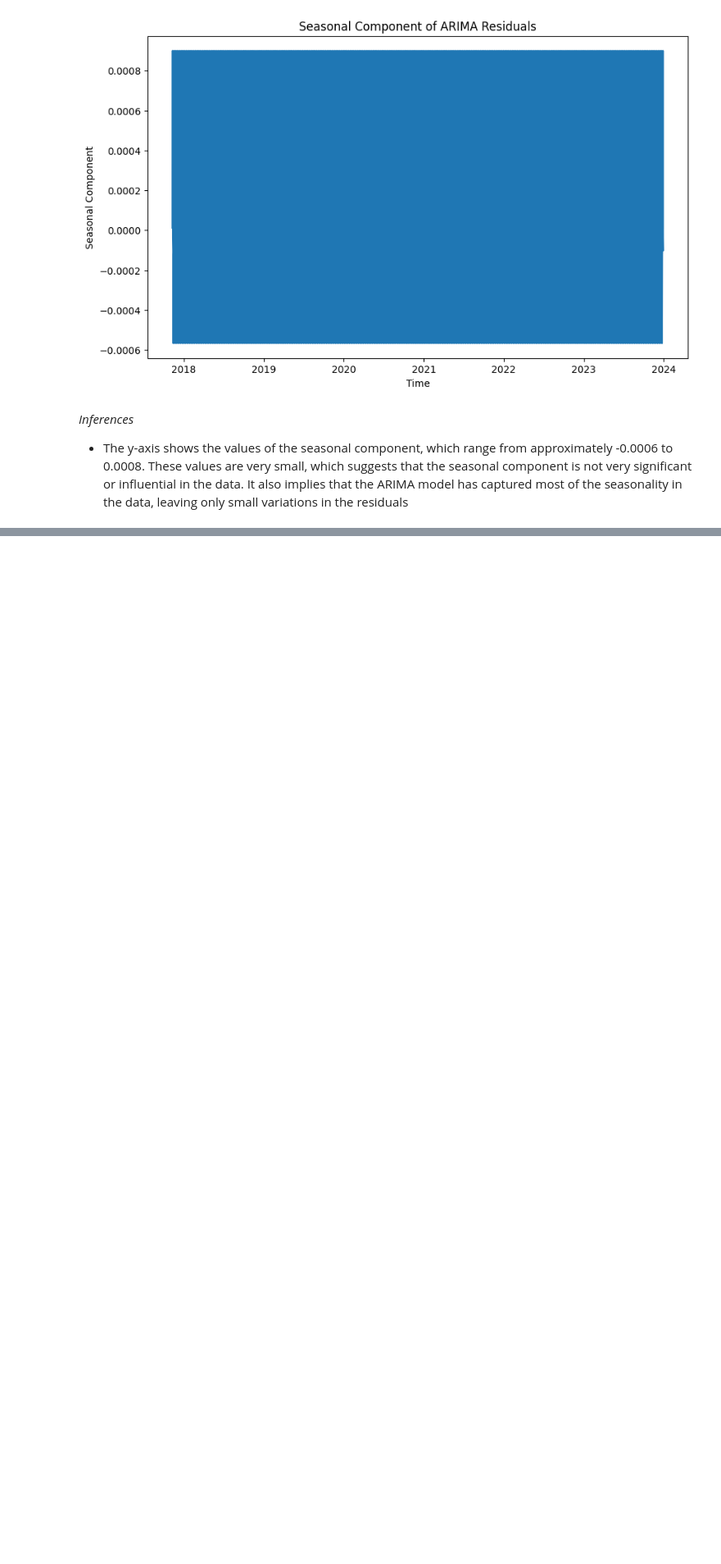
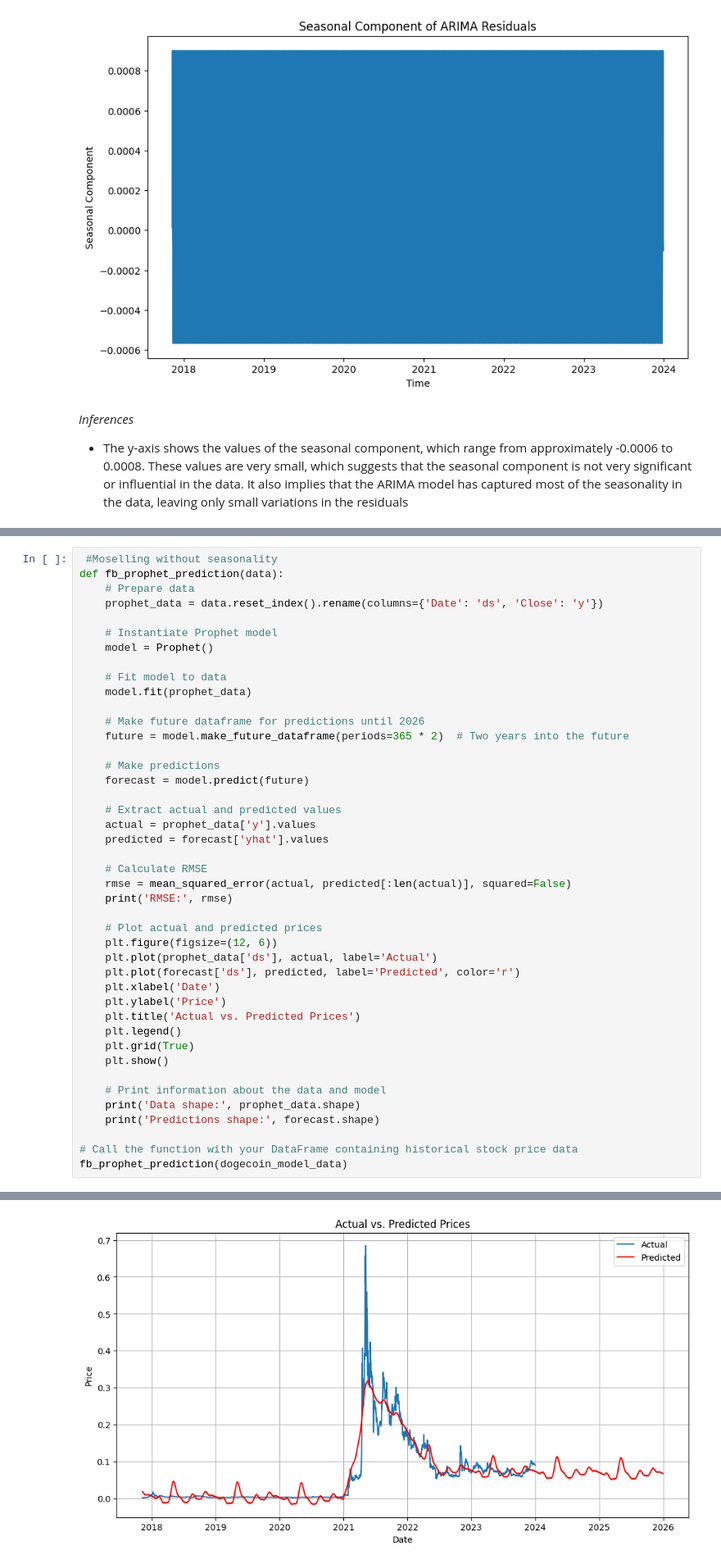
Before and after one commit to paulmachau/Dogecion-Historical-Prices, a Jupyter notebook: Dogecoin_price_prediction_LSTM.ipynb, the cells around one changed output, grey strips where cells are left out. Shown at 82% size. Cells and saved outputs as stored; diff of their text form; blank space fills up the shorter version.

```diff
--- a/Dogecoin_price_prediction_LSTM.ipynb
+++ b/Dogecoin_price_prediction_LSTM.ipynb
@@ -1041,0 +1043,44 @@ plt.show()
+# %%
+ #Moselling without seasonality
+def fb_prophet_prediction(data):
+    # Prepare data
+    prophet_data = data.reset_index().rename(columns={'Date': 'ds', 'Close': 'y'})
+
+    # Instantiate Prophet model
+    model = Prophet()
+
+    # Fit model to data
+    model.fit(prophet_data)
+
+    # Make future dataframe for predictions until 2026
+    future = model.make_future_dataframe(periods=365 * 2)  # Two years into the future
+
+    # Make predictions
+    forecast = model.predict(future)
+
+    # Extract actual and predicted values
+    actual = prophet_data['y'].values
+    predicted = forecast['yhat'].values
+
+    # Calculate RMSE
+    rmse = mean_squared_error(actual, predicted[:len(actual)], squared=False)
+    print('RMSE:', rmse)
+
+    # Plot actual and predicted prices
+    plt.figure(figsize=(12, 6))
+    plt.plot(prophet_data['ds'], actual, label='Actual')
+    plt.plot(forecast['ds'], predicted, label='Predicted', color='r')
+    plt.xlabel('Date')
+    plt.ylabel('Price')
+    plt.title('Actual vs. Predicted Prices')
+    plt.legend()
+    plt.grid(True)
+    plt.show()
+
+    # Print information about the data and model
+    print('Data shape:', prophet_data.shape)
+    print('Predictions shape:', forecast.shape)
+
+# Call the function with your DataFrame containing historical stock price data
+fb_prophet_prediction(dogecoin_model_data)
+# %% [output]
@@ -1041,0 +1098 @@ plt.show()
+[figure, added]
```
Also changed, not shown: parts of 15 cells of this notebook.
